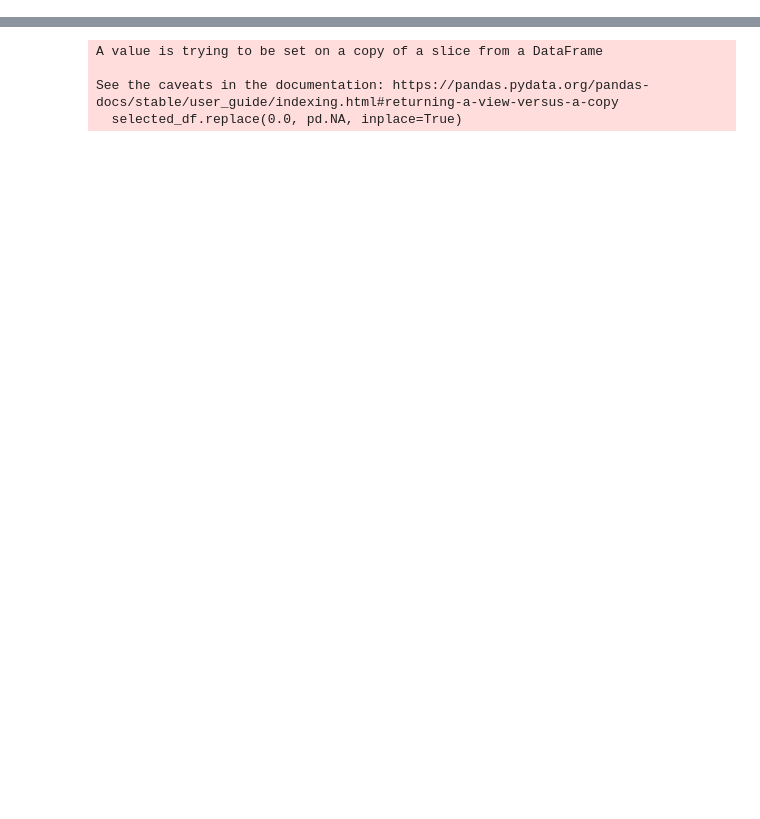
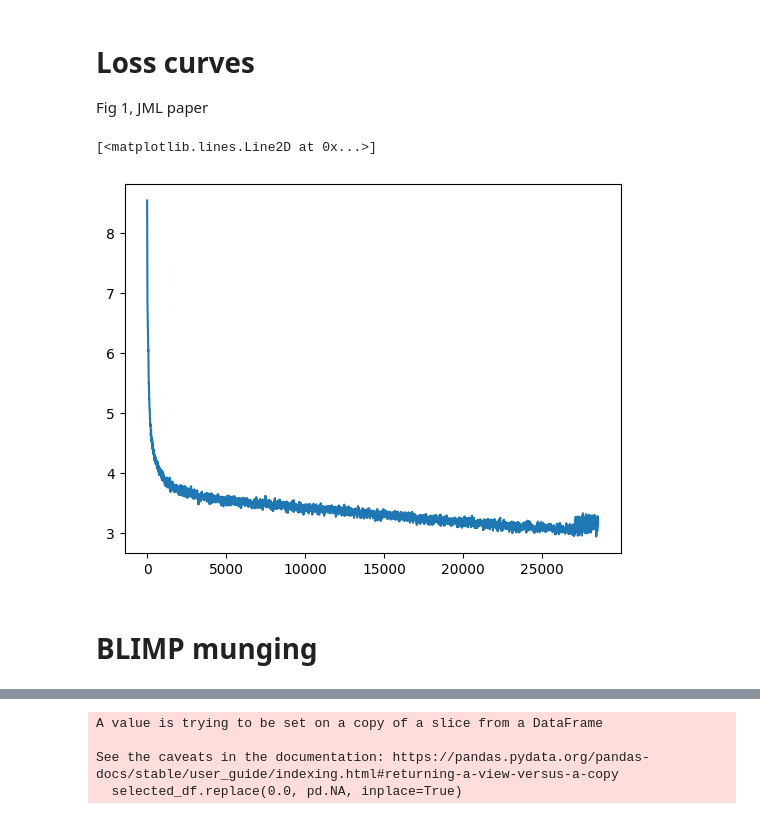
Before and after one commit to michahu/evaluation-pipeline, a Jupyter notebook: collate.ipynb, the cells around one changed output, grey strips where cells are left out. Cells and saved outputs as stored; diff of their text form; code cells hidden in the pictures; blank space fills up the shorter version.

```diff
--- a/collate.ipynb
+++ b/collate.ipynb
@@ -326,0 +363,15 @@ df = collate_blimp("./models/ltgbert_100M/", tasks)
+# %% [markdown]
+# Loss curves
+
+Fig 1, JML paper
+# %%
+losses = extract_loss("../ltg-bert/babylm/train/report/46419607.out")
+# %%
+smoothed_losses = moving_average(losses[::10])
+# %%
+plt.plot(smoothed_losses)
+# %% [output]
+[<matplotlib.lines.Line2D at 0x...>]
+[figure, added]
+# %% [markdown]
+# BLIMP munging
```
Also changed, not shown: parts of 21 cells of this notebook, 13 other files.
